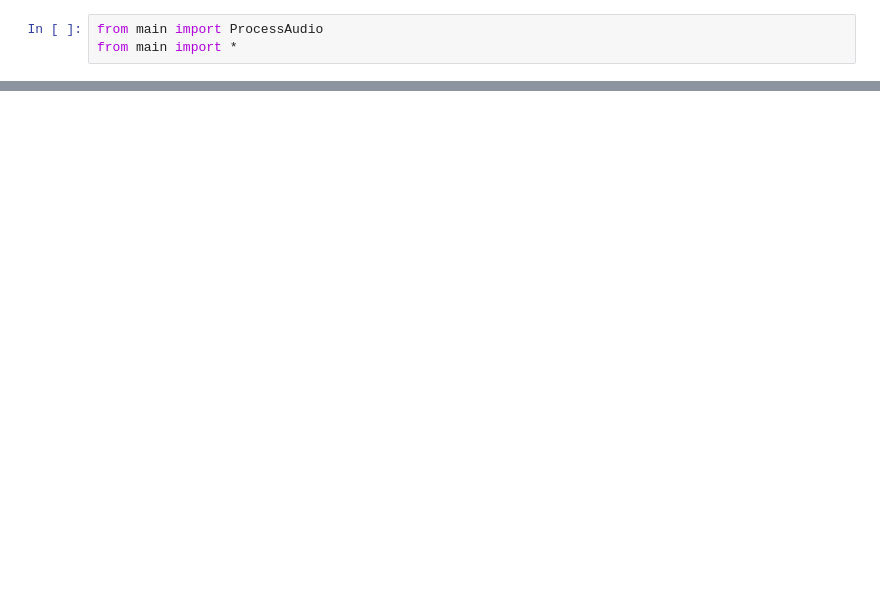
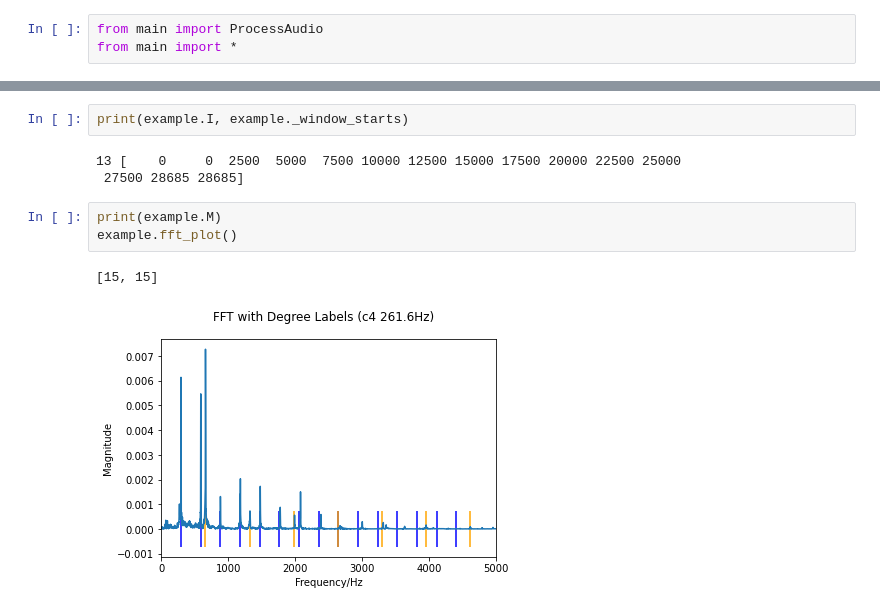
Before and after one commit to maxfryer/Audio-Source-Seperation, a Jupyter notebook: test_space.ipynb, the cells around one changed output, grey strips where cells are left out. Drawn from its saved outputs; the diff is of its cells as text; blank space fills up the shorter version.

```diff
--- a/test_space.ipynb
+++ b/test_space.ipynb
@@ -7,0 +22,11 @@ Windows: (74, 182016)
+# %%
+print(example.I, example._window_starts)
+# %% [output]
+13 [    0     0  2500  5000  7500 10000 12500 15000 17500 20000 22500 25000
+ 27500 28685 28685]
+# %%
+print(example.M)
+example.fft_plot()
+# %% [output]
+[15, 15]
+[figure, added]
```
Also changed, not shown: parts of 12 cells of this notebook, 5 other files.
